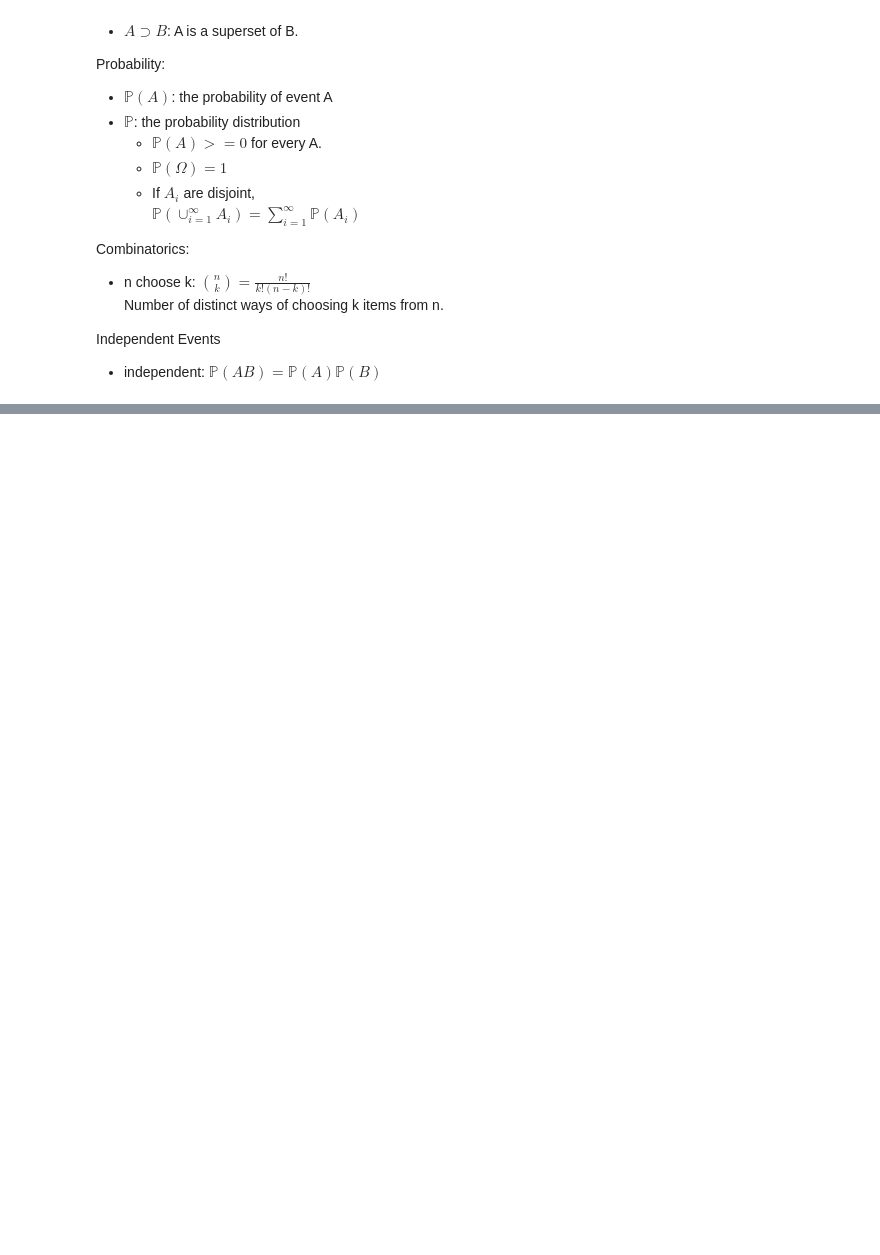
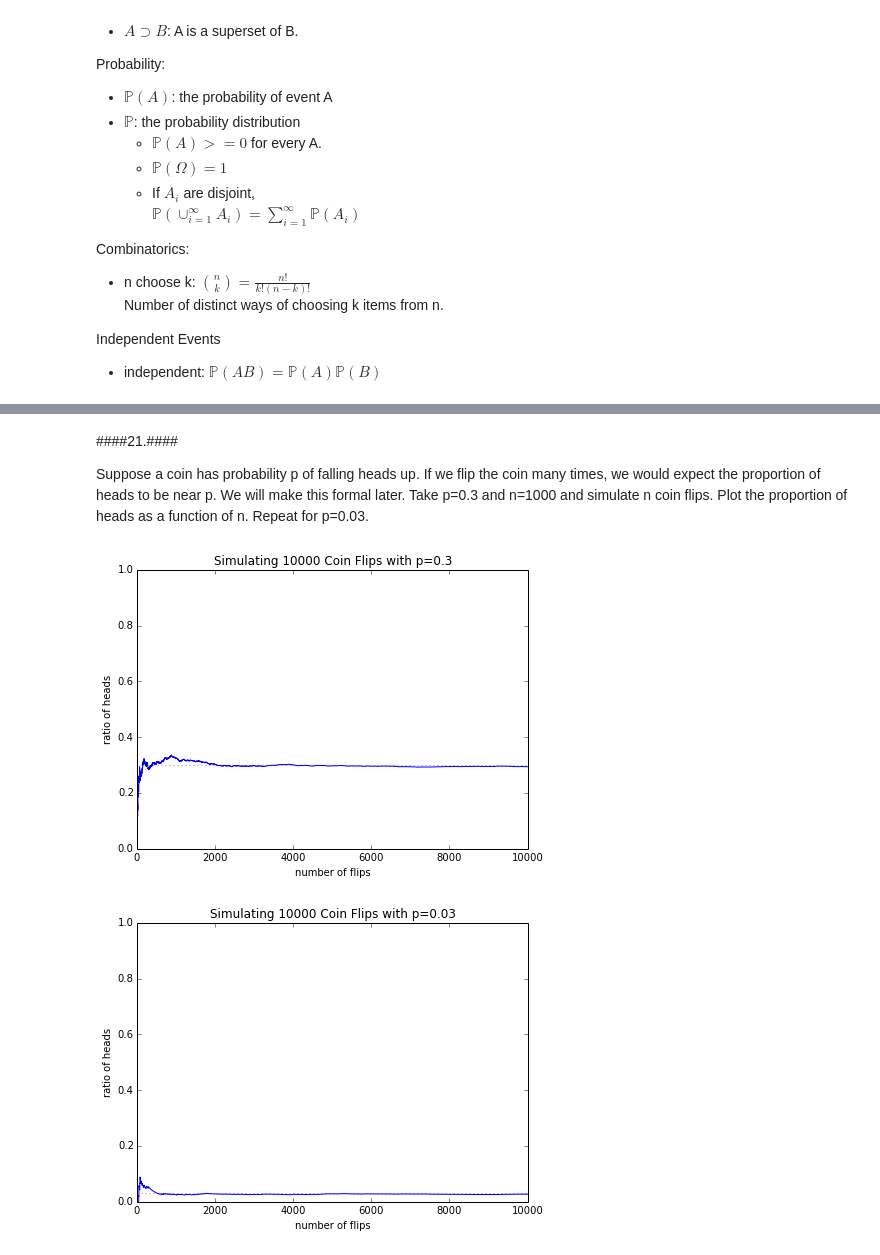
Before and after one commit to dennisobrien/PublicNotebooks, a Jupyter notebook: AllOfStatistics/01_Probability.ipynb, the cells around one changed output, grey strips where cells are left out. Drawn from its saved outputs; the diff is of its cells as text; code cells hidden in the pictures; blank space fills up the shorter version.

```diff
--- a/AllOfStatistics/01_Probability.ipynb
+++ b/AllOfStatistics/01_Probability.ipynb
@@ -34,0 +214,25 @@ Independent Events
+# %% [markdown]
+####21.####
+
+Suppose a coin has probability p of falling heads up.  If we flip the coin many times, we would expect the proportion of heads to be near p.  We will make this formal later.  Take p=0.3 and n=1000 and simulate n coin flips.  Plot the proportion of heads as a function of n.  Repeat for p=0.03.
+# %%
+import matplotlib.pyplot as plt
+import numpy as np
+
+def plot_random_simulation(p=0.3, n=10000):
+    heads = (np.random.rand(1, n) <= p).cumsum()
+    flips = (np.ones(n)).cumsum()
+    ratio = 1.0*heads/flips
+    fig, ax = plt.subplots(figsize=(7,5))
+    ax.plot(flips, ratio)
+    ax.set_title('Simulating {n} Coin Flips with p={p}'.format(n=n, p=p))
+    ax.set_xlabel('number of flips')
+    ax.set_ylabel('ratio of heads')
+    ax.set_ylim(bottom=0, top=1.0)
+    ax.axhline(y=p, linestyle=':', alpha=0.5)
+
+plot_random_simulation()
+plot_random_simulation(p=0.03)
+# %% [output]
+[figure, added]
+[figure, added]
```
Also changed, not shown: parts of 16 cells of this notebook, 1 other file.
